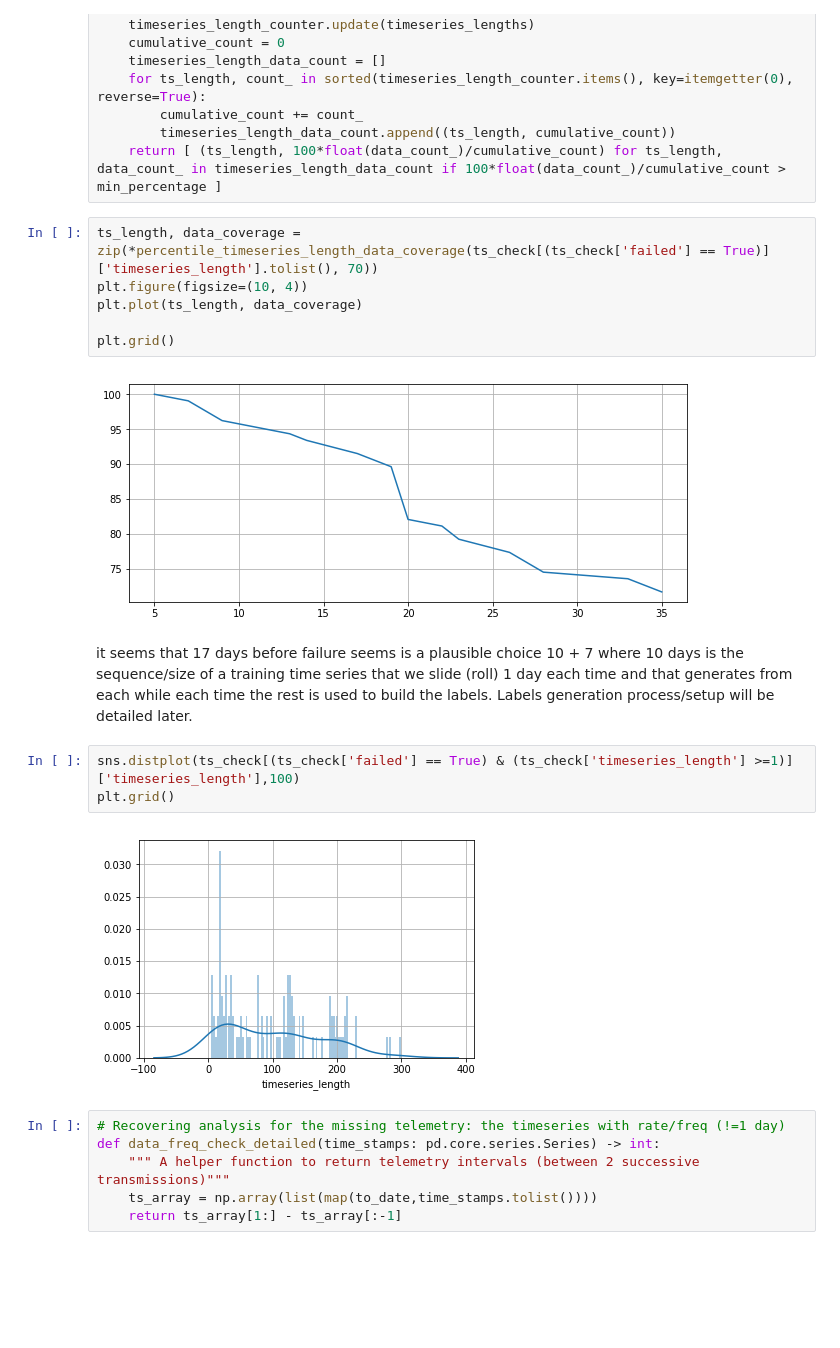
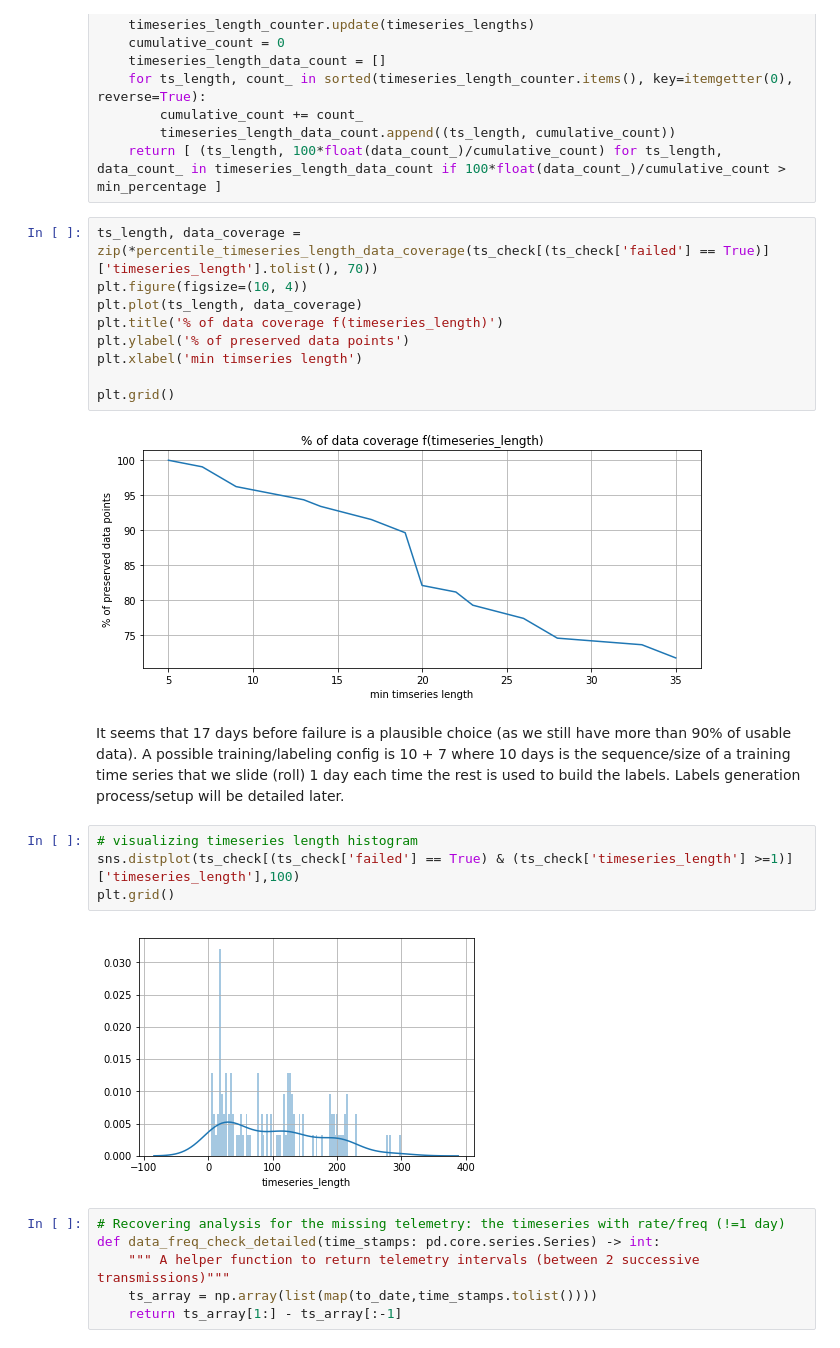
Before and after one commit to Wajih-O/ad-pmm-lab, a Jupyter notebook: pmm.ipynb, the cells around one changed output. Saved outputs shown, nothing was run; the diff lists cells and outputs as text; blank space fills up the shorter version.

```diff
--- a/pmm.ipynb
+++ b/pmm.ipynb
@@ -213,14 +213,18 @@ def percentile_timeseries_length_data_coverage(timeseries_lengths: List[int], mi
 # %%
 ts_length, data_coverage = zip(*percentile_timeseries_length_data_coverage(ts_check[(ts_check['failed'] == True)]['timeseries_length'].tolist(), 70))
 plt.figure(figsize=(10, 4))
 plt.plot(ts_length, data_coverage)
+plt.title('% of data coverage f(timeseries_length)')
+plt.ylabel('% of preserved data points')
+plt.xlabel('min timseries length')
 
 plt.grid()
 # %% [output]
-[figure, old version]
+[figure, new version]
 # %% [markdown]
-it seems that 17 days before failure seems is a plausible choice 10 + 7 where 10 days is the sequence/size of a training time series that we slide (roll) 1 day each time and that generates from  each while each time the rest is used to build the labels. Labels generation process/setup will be detailed later.
+It seems that 17 days before failure is a plausible choice (as we still have more than 90% of usable data). A possible training/labeling config is 10 + 7 where 10 days is the sequence/size of a training time series that we slide (roll) 1 day each time the rest is used to build the labels. Labels generation process/setup will be detailed later.
 # %%
+# visualizing timeseries length histogram
 sns.distplot(ts_check[(ts_check['failed'] == True) & (ts_check['timeseries_length'] >=1)]['timeseries_length'],100)
 plt.grid()
 # %% [output]
```
